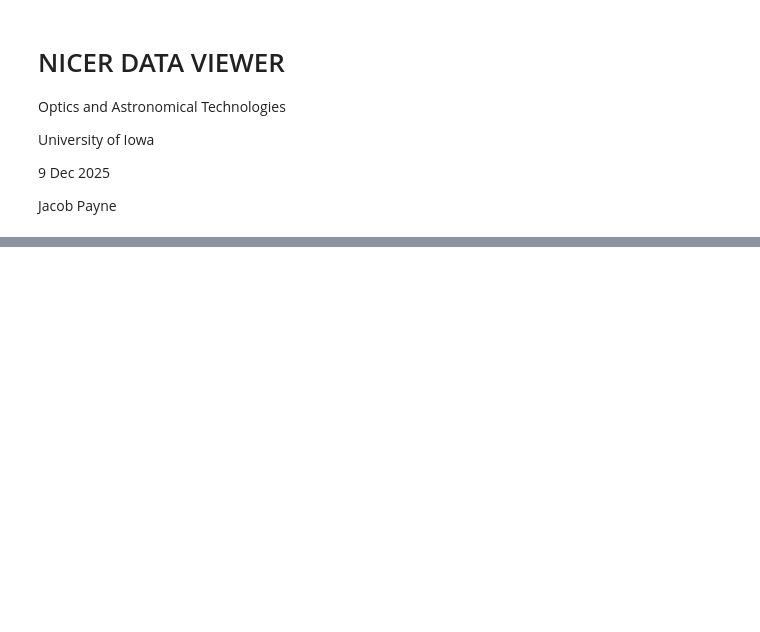
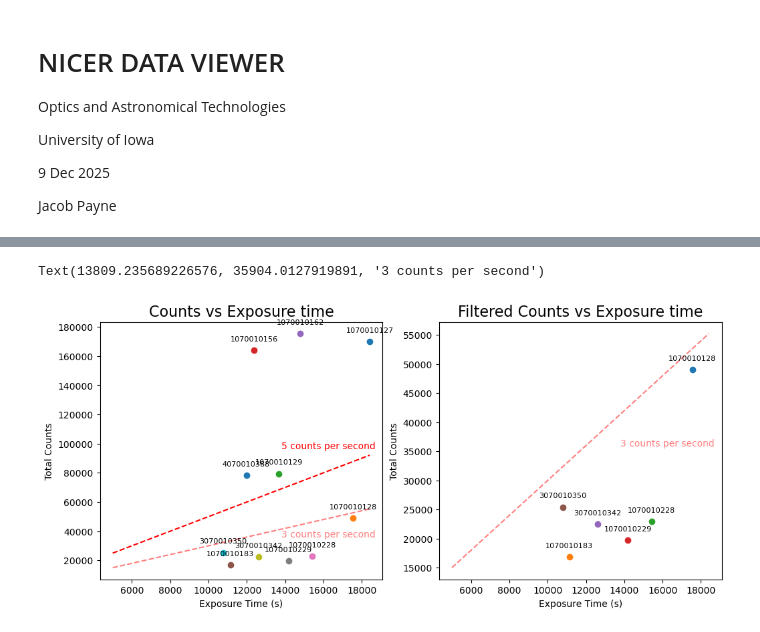
Before and after one commit to jacobspacepayne/nicer-observation, a Jupyter notebook: nicer_data_viewer.ipynb, the cells around one changed output, grey strips where cells are left out. Cells and saved outputs as stored; diff of their text form; code cells hidden in the pictures; blank space fills up the shorter version.

```diff
--- a/nicer_data_viewer.ipynb
+++ b/nicer_data_viewer.ipynb
@@ -140,0 +187,31 @@ for i in range(len(post_MAR2019_bulk_download)):
+# %%
+# make a plot of each observations' Counts vs Exposure time (x=exposure time, y=counts)
+fig,axs = plt.subplots(1,2,figsize=(12, 5))
+axs[0].set_title('Counts vs Exposure time', fontsize=16)
+axs[0].set_xlabel('Exposure Time (s)')
+axs[0].set_ylabel('Total Counts')
+max_exposure = 0
+for i in range(len(obsid_list)):
+    axs[0].plot(get_obsid_exposure_time(obsid_list[i]), np.sum(make_phaseogram(get_evt_data(obsid_list[i]))), 'o')
+    axs[0].annotate(obsid_list[i], (get_obsid_exposure_time(obsid_list[i]), np.sum(make_phaseogram(get_evt_data(obsid_list[i])))), textcoords="offset points", xytext=(0,10), ha='center', fontsize=8)
+    if get_obsid_exposure_time(obsid_list[i]) > max_exposure:
+        max_exposure = get_obsid_exposure_time(obsid_list[i])
+# add a line for 3 counts per second
+axs[0].plot([5000, max_exposure], [15000, 3*max_exposure], 'r--',alpha=0.5)
+axs[0].annotate('3 counts per second', (max_exposure*0.75, 3*max_exposure*0.65), fontsize=10, color='red', alpha=0.5)
+axs[0].plot([5000, max_exposure], [25000, 5*max_exposure], 'r--')
+axs[0].annotate('5 counts per second', (max_exposure*0.75, 5*max_exposure*1.05), fontsize=10, color='red')
+
+axs[1].set_title('Filtered Counts vs Exposure time', fontsize=16)
+axs[1].set_xlabel('Exposure Time (s)')
+axs[1].set_ylabel('Total Counts')
+
+for i in range(len(filtered_obsid_list)):
+    axs[1].plot(get_obsid_exposure_time(filtered_obsid_list[i]), np.sum(make_phaseogram(get_evt_data(filtered_obsid_list[i]))), 'o')
+    axs[1].annotate(filtered_obsid_list[i], (get_obsid_exposure_time(filtered_obsid_list[i]), np.sum(make_phaseogram(get_evt_data(filtered_obsid_list[i])))), textcoords="offset points", xytext=(0,10), ha='center', fontsize=8)
+# add a line for 3 counts per second
+axs[1].plot([5000, max_exposure], [15000, 3*max_exposure], 'r--',alpha=0.5)
+axs[1].annotate('3 counts per second', (max_exposure*0.75, 3*max_exposure*0.65), fontsize=10, color='red', alpha=0.5)
+# %% [output]
+Text(13809.235689226576, 35904.0127919891, '3 counts per second')
+[figure, added]
```
Also changed, not shown: parts of 35 cells of this notebook.
